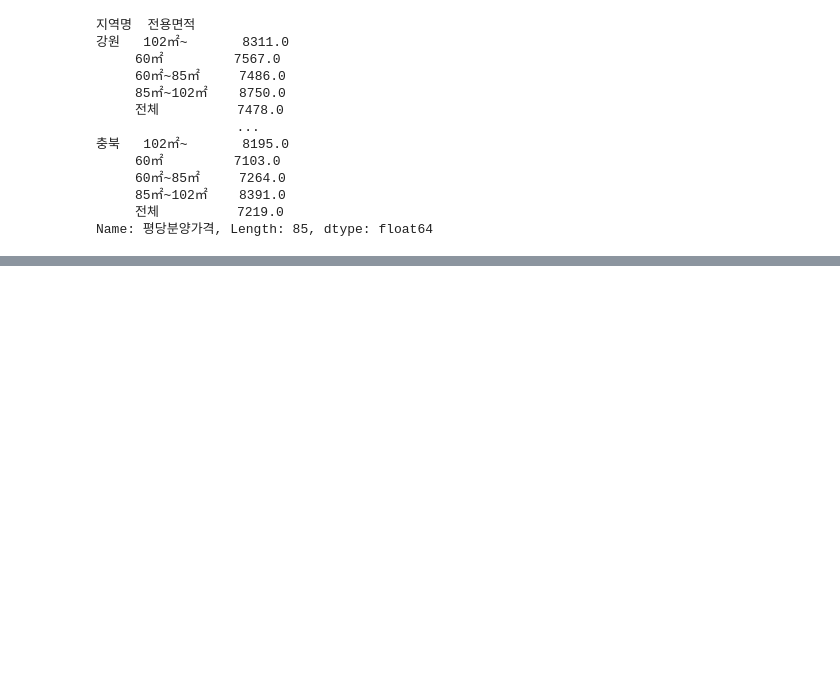
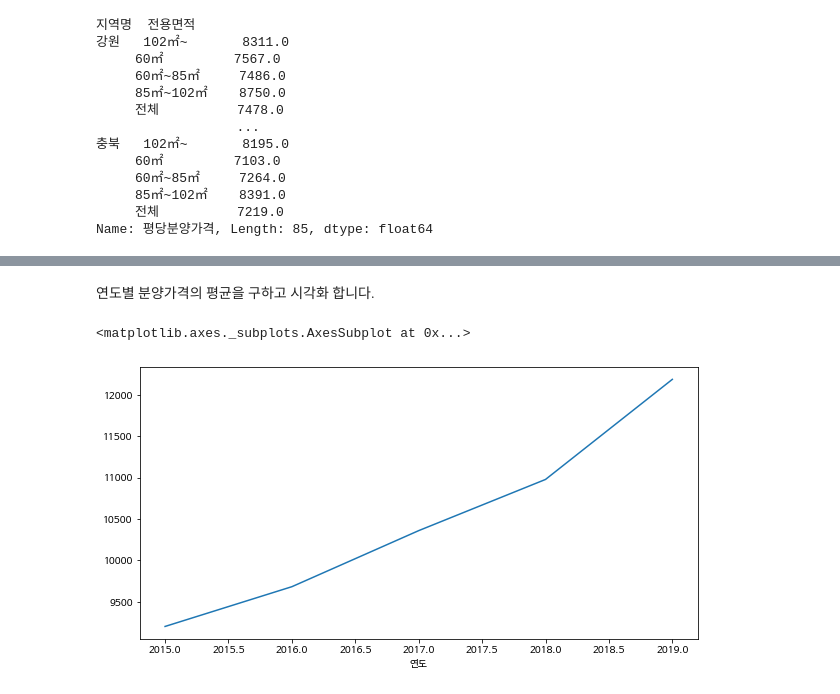
Before and after one commit to NeoGuRi95/-, a Jupyter notebook: inflearn_공공데이터로 파이썬 데이터 분석 시작하기/Chapter_1_전국_신규_민간_아파트_분양가_분석.ipynb, the cells around one changed output, grey strips where cells are left out. Cells and saved outputs as stored; diff of their text form; code cells hidden in the pictures; blank space fills up the shorter version.

```diff
--- a/inflearn_공공데이터로 파이썬 데이터 분석 시작하기/Chapter_1_전국_신규_민간_아파트_분양가_분석.ipynb
+++ b/inflearn_공공데이터로 파이썬 데이터 분석 시작하기/Chapter_1_전국_신규_민간_아파트_분양가_분석.ipynb
@@ -331,0 +396,7 @@ df_last.groupby(['연도', '지역명'])['평당분양가격'].mean().unstack()
+# %% [markdown]
+연도별 분양가격의 평균을 구하고 시각화 합니다.
+# %%
+df_last.groupby(["연도"])["평당분양가격"].mean().plot(figsize=(10,5))
+# %% [output]
+<matplotlib.axes._subplots.AxesSubplot at 0x...>
+[figure, added]
```
Also changed, not shown: parts of 24 cells of this notebook.
